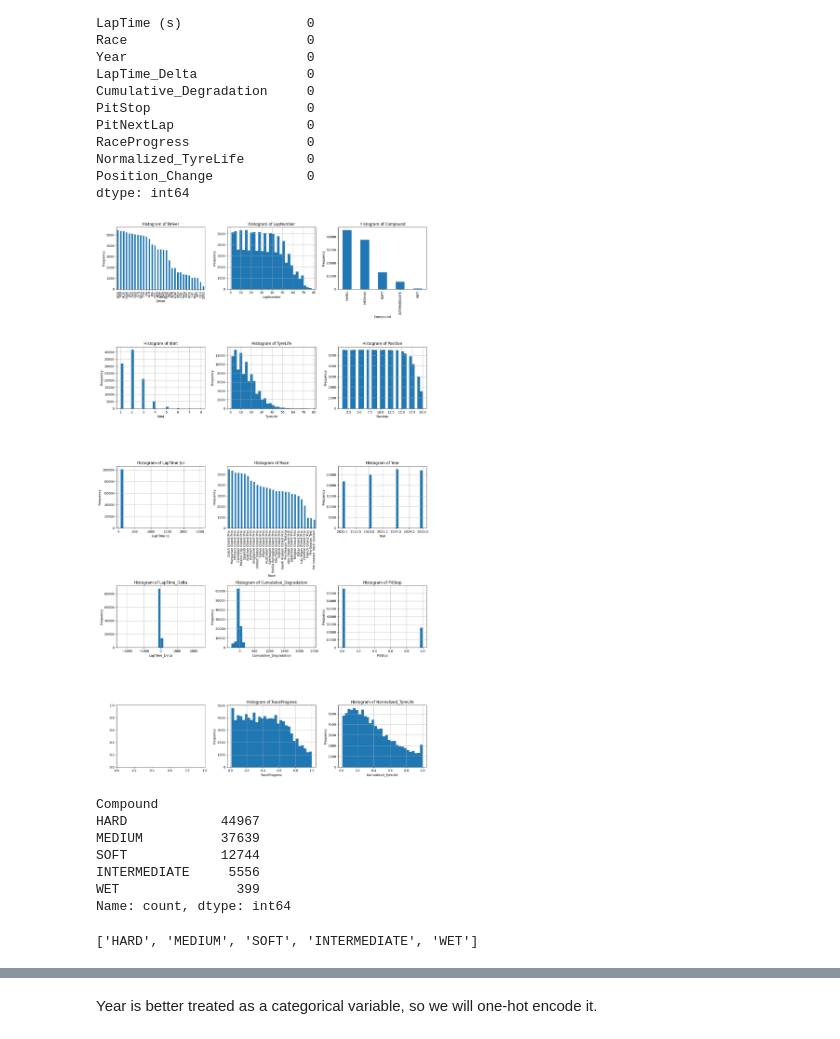
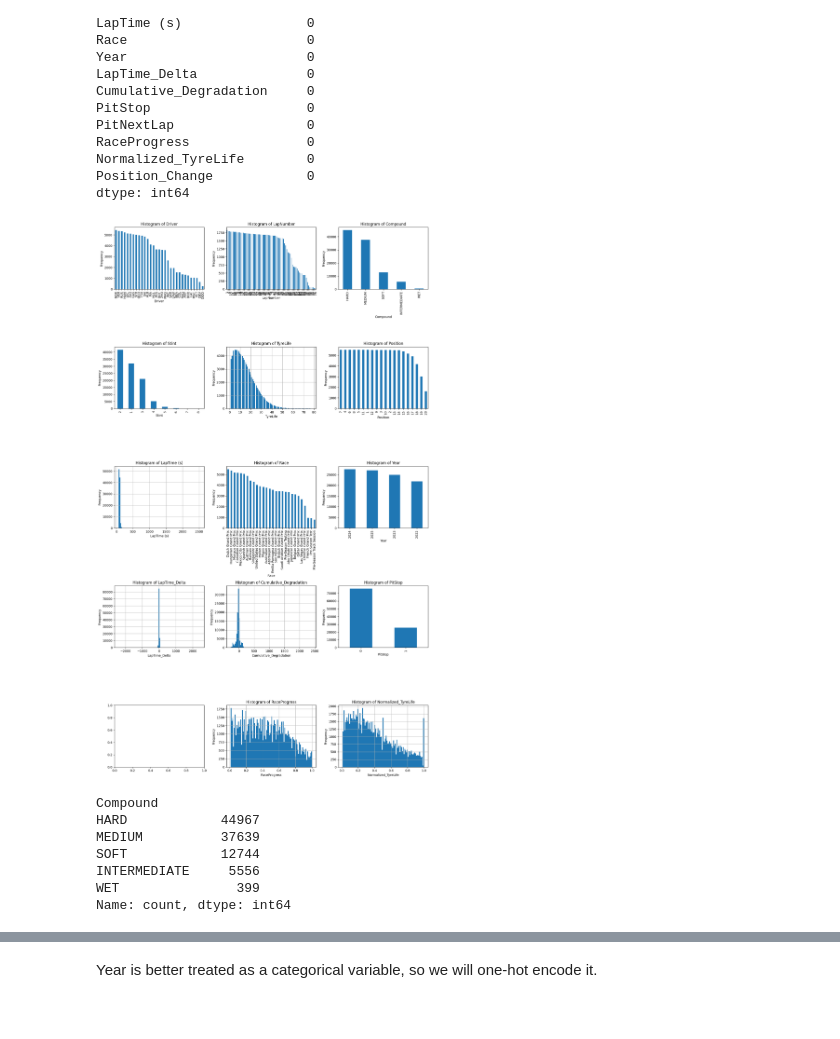
Before and after one commit to mortonki/F1-Strategy-Dataset, a Jupyter notebook: strategy.ipynb, the cells around one changed output, grey strips where cells are left out. Cells and saved outputs as stored; diff of their text form; code cells hidden in the pictures.

```diff
--- a/strategy.ipynb
+++ b/strategy.ipynb
@@ -45,8 +45,12 @@ Data columns (total 16 columns):
  15  Position_Change         101371 non-null  float64
 dtypes: float64(7), int64(6), object(3)
 memory usage: 12.4+ MB
-# %%
-# Convert 'int64' columns to 'int32' to save memory
-int64_cols = df.select_dtypes(include=['int64']).columns
-for col in int64_cols:
-    df[col] = df[col].astype('int32')
+# %%
+# Create lists of numerical and categorical features
+continuous_features = df.select_dtypes(include=[np.float64]).columns.tolist()
+categorical_features = df.select_dtypes(include=[object]).columns.tolist()+df.select_dtypes(include=[np.int64]).columns.tolist()
+categorical_features = [
+    feature for feature in categorical_features
+    if feature not in {'PitNextLap', 'Race', 'Driver'}
+]
+target_variable = 'PitNextLap'
@@ -87,29 +102,29 @@ dtype: int64
 # %%
 # Create a grid of univariate distribution plots for each feature
 n_features = len(df.columns) - 1  # Exclude the target column
 n_cols = 3
 n_rows = (n_features + n_cols - 1) // n_cols
 
 fig, axes = plt.subplots(n_rows, n_cols, figsize=(15, 5 * n_rows))
 axes = np.array(axes).ravel()
 
 for idx, feature in enumerate(df.columns):
     if feature == 'PitNextLap':
         continue
     if idx >= len(axes):
         break
-    if pd.api.types.is_numeric_dtype(df[feature]):
-        df[feature].hist(bins=30, ax=axes[idx])
+    if feature in continuous_features:
+        df[feature].hist(bins=100, ax=axes[idx])
     else:
         df[feature].value_counts().plot(kind='bar', ax=axes[idx])
     axes[idx].set_title(f'Histogram of {feature}')
     axes[idx].set_xlabel(feature)
     axes[idx].set_ylabel('Frequency')
 
 plt.tight_layout()
 plt.show()
 # %% [output]
-[figure, old version]
+[figure, new version]
 # %%
 # Get the unique values of Compound and their counts
 df['Compound'].value_counts()
@@ -121,16 +136,6 @@ SOFT            12744
 INTERMEDIATE     5556
 WET               399
 Name: count, dtype: int64
-# %%
-# Convert Compound column to categorical with specified order
-categories = df['Compound'].value_counts().keys().tolist()
-dtype = pd.CategoricalDtype(categories=categories, ordered=False)
-df['Compound'] = df['Compound'].astype(dtype)
-
-# Verify the conversion
-df['Compound'].cat.categories.tolist()
-# %% [output]
-['HARD', 'MEDIUM', 'SOFT', 'INTERMEDIATE', 'WET']
 # %%
 # Impute missing values
 imputer = SimpleImputer(strategy='most_frequent')
```
Also changed, not shown: parts of 12 cells of this notebook, 3 other files.
